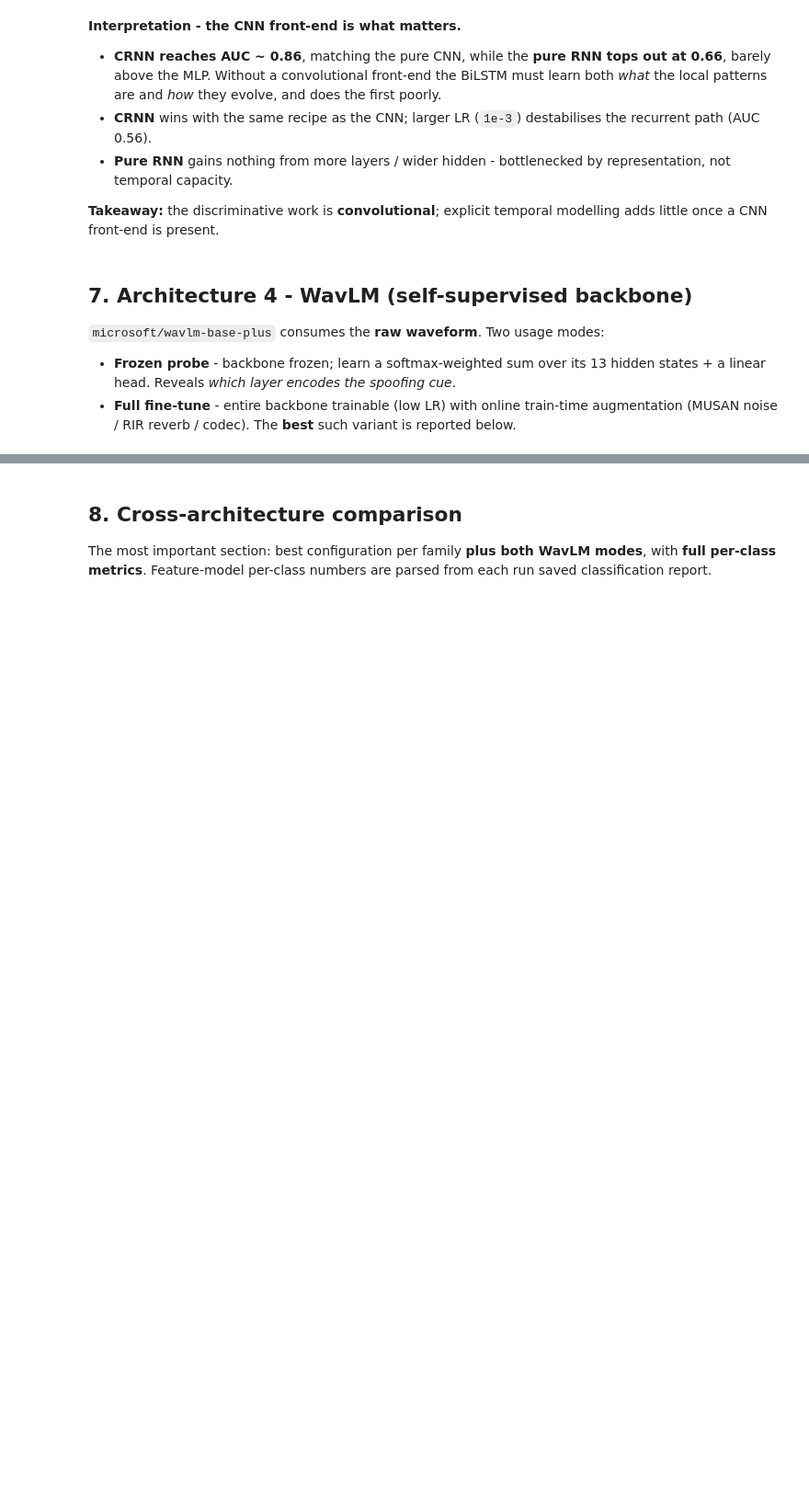
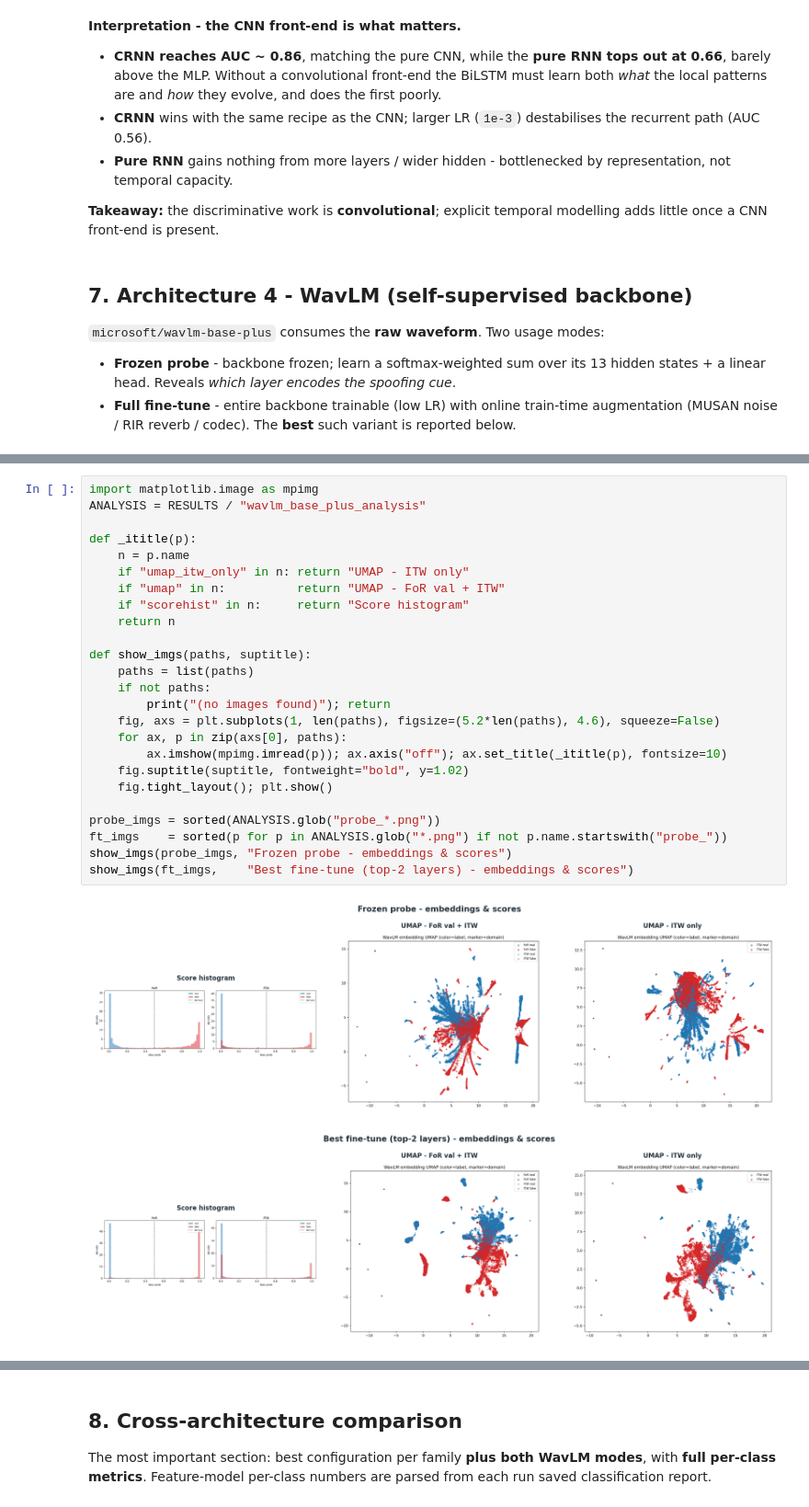
Before and after one commit to KonstaninosKaimakis/audio-deepfake-detection-DL, a Jupyter notebook: report.ipynb, the cells around one changed output, grey strips where cells are left out. Shown at 92% size. Drawn from its saved outputs; the diff is of its cells as text; blank space fills up the shorter version.

```diff
--- a/report.ipynb
+++ b/report.ipynb
@@ -389,0 +401,28 @@ Dominant layer: 4 (weight 0.85)
+# %%
+import matplotlib.image as mpimg
+ANALYSIS = RESULTS / "wavlm_base_plus_analysis"
+
+def _ititle(p):
+    n = p.name
+    if "umap_itw_only" in n: return "UMAP - ITW only"
+    if "umap" in n:          return "UMAP - FoR val + ITW"
+    if "scorehist" in n:     return "Score histogram"
+    return n
+
+def show_imgs(paths, suptitle):
+    paths = list(paths)
+    if not paths:
+        print("(no images found)"); return
+    fig, axs = plt.subplots(1, len(paths), figsize=(5.2*len(paths), 4.6), squeeze=False)
+    for ax, p in zip(axs[0], paths):
+        ax.imshow(mpimg.imread(p)); ax.axis("off"); ax.set_title(_ititle(p), fontsize=10)
+    fig.suptitle(suptitle, fontweight="bold", y=1.02)
+    fig.tight_layout(); plt.show()
+
+probe_imgs = sorted(ANALYSIS.glob("probe_*.png"))
+ft_imgs    = sorted(p for p in ANALYSIS.glob("*.png") if not p.name.startswith("probe_"))
+show_imgs(probe_imgs, "Frozen probe - embeddings & scores")
+show_imgs(ft_imgs,    "Best fine-tune (top-2 layers) - embeddings & scores")
+# %% [output]
+[figure, added]
+[figure, added]
```
Also changed, not shown: parts of 9 cells of this notebook.
